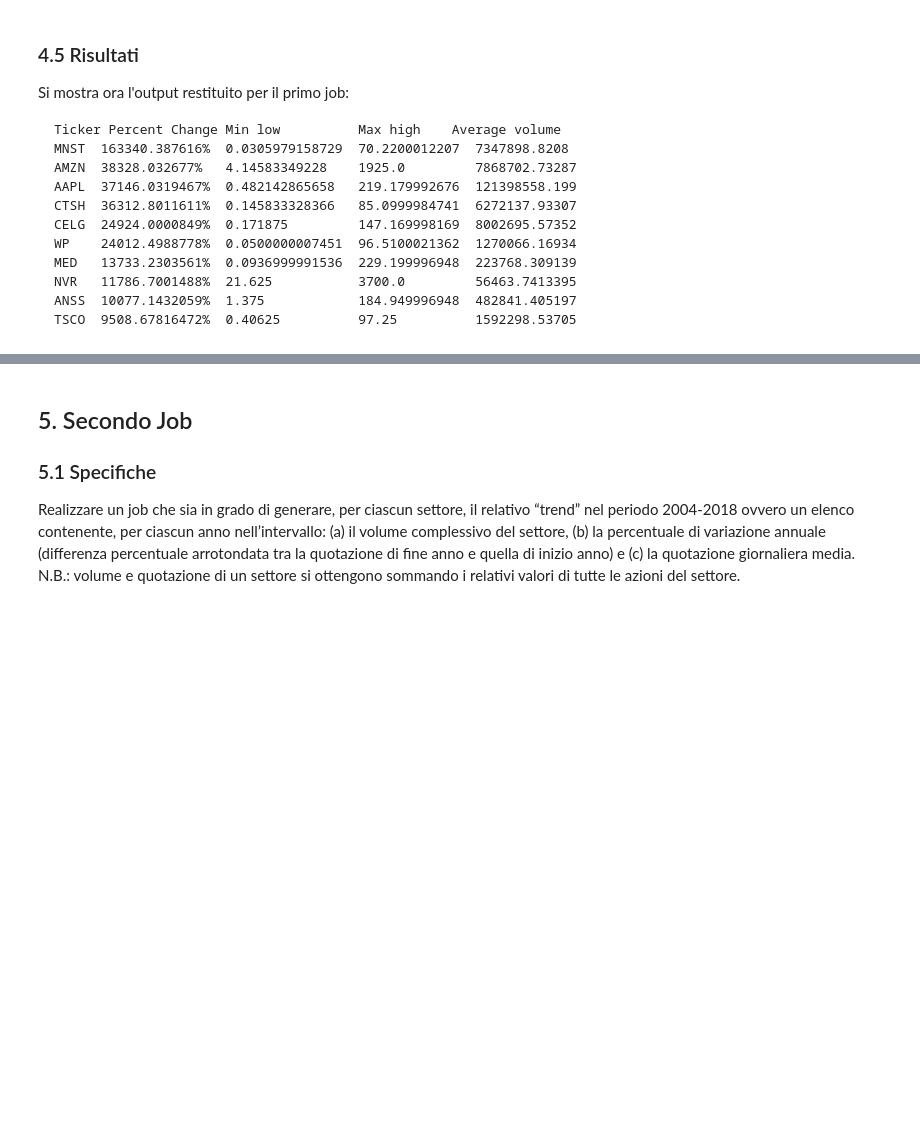
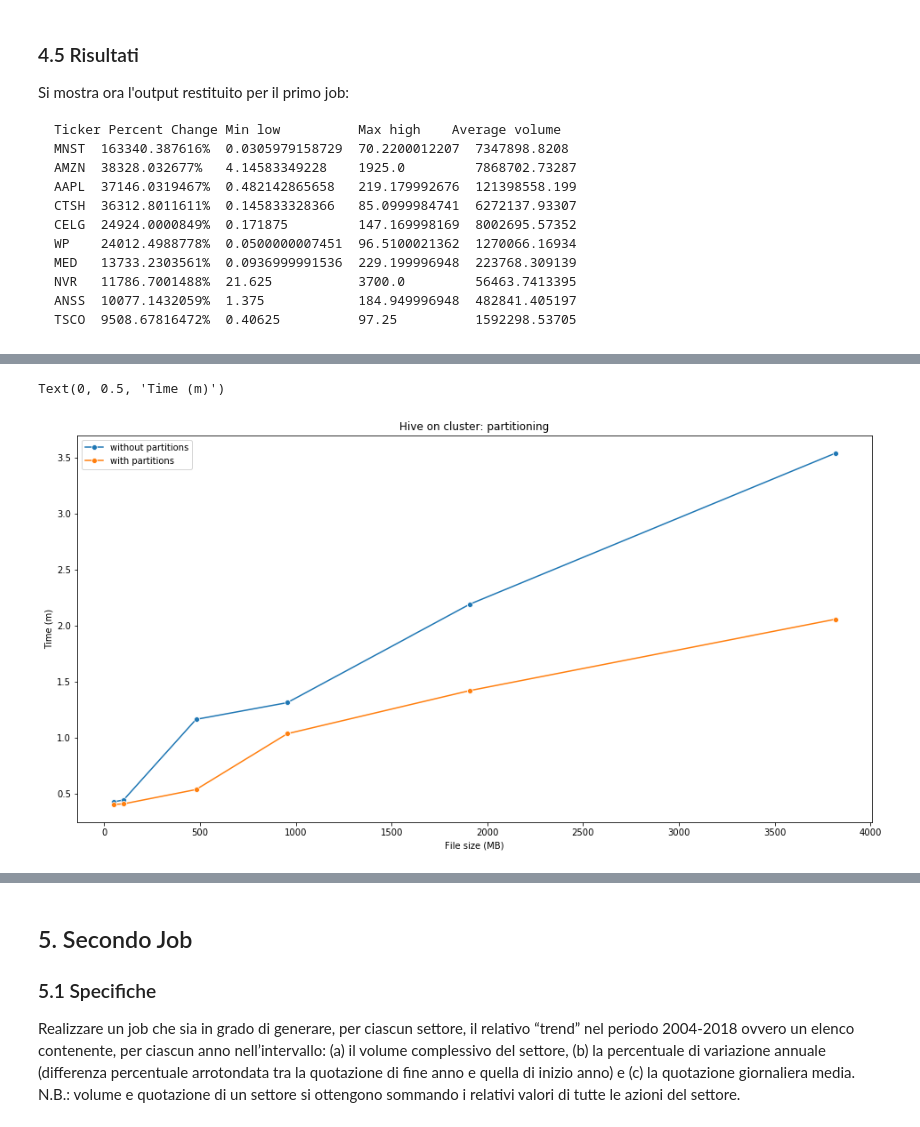
Before and after one commit to bug-data/Big_Data_First_Project, a Jupyter notebook: Relazione_Finale.ipynb, the cells around one changed output, grey strips where cells are left out. Saved outputs shown, nothing was run; the diff lists cells and outputs as text; code cells hidden in the pictures; blank space fills up the shorter version.

```diff
--- a/Relazione_Finale.ipynb
+++ b/Relazione_Finale.ipynb
@@ -484,0 +498,20 @@ TSCO  9508.67816472%  0.40625          97.25          1592298.53705
+# %%
+# read job timings files
+FILEPATH_PREFIX = 'job-timings/'
+
+# mapreduce jobs timings
+mapreduceLocal = pd.read_csv(FILEPATH_PREFIX + 'mapreduce-local.csv')
+mapreduceLocalSingleReducer = pd.read_csv(FILEPATH_PREFIX + 'mapreduce-local-single-reducer.csv')
+mapreduceCluster = pd.read_csv(FILEPATH_PREFIX + 'mapreduce-cluster.csv')
+mapreduceClusterSingleReducer = pd.read_csv(FILEPATH_PREFIX + 'mapreduce-cluster-single-reducer.csv')
+
+# hive jobs timings
+hiveLocal = pd.read_csv(FILEPATH_PREFIX + 'hive-local.csv',)
+hiveClusterNoPartition = pd.read_csv(FILEPATH_PREFIX + 'hive-cluster-no-partition.csv')
+hiveClusterPartition = pd.read_csv(FILEPATH_PREFIX + 'hive-cluster-partition.csv')
+
+# spark jobs timings
+sparkLocal = pd.read_csv(FILEPATH_PREFIX + 'spark-local.csv')
+sparkLocalPersist = pd.read_csv(FILEPATH_PREFIX + 'spark-local-persist.csv')
+sparkCluster = pd.read_csv(FILEPATH_PREFIX + 'spark-cluster.csv')
+sparkClusterlPersist = pd.read_csv(FILEPATH_PREFIX + 'spark-cluster-persist.csv')
@@ -484,0 +521,19 @@ TSCO  9508.67816472%  0.40625          97.25          1592298.53705
+# %%
+hiveJobWithoutPartitioning = hiveClusterNoPartition[hiveClusterNoPartition['Job'] == 1]
+hiveJobWithPartitioning = hiveClusterPartition[hiveClusterPartition['Job'] == 1]
+
+hiveDF = pd.concat([hiveJobWithoutPartitioning, hiveJobWithPartitioning], axis=0, ignore_index=True) \
+           .rename(index={0:'without partitions',1:'with partitions'})
+
+hiveDF = hiveDF.drop('Job', axis=1)
+fileSizes = [float(i) for i in list(hiveDF.columns)]
+
+f,ax = plt.subplots(figsize=(16, 8))
+sns.lineplot(x=fileSizes, y = hiveDF.loc['without partitions'], marker="o", label="without partitions")
+sns.lineplot(x=fileSizes, y = hiveDF.loc['with partitions'], marker="o", label="with partitions")
+plt.title('Hive on cluster: partitioning')
+ax.set_xlabel("File size (MB)")
+ax.set_ylabel("Time (m)")
+# %% [output]
+Text(0, 0.5, 'Time (m)')
+[figure, added]
```
Also changed, not shown: parts of 16 cells of this notebook.
